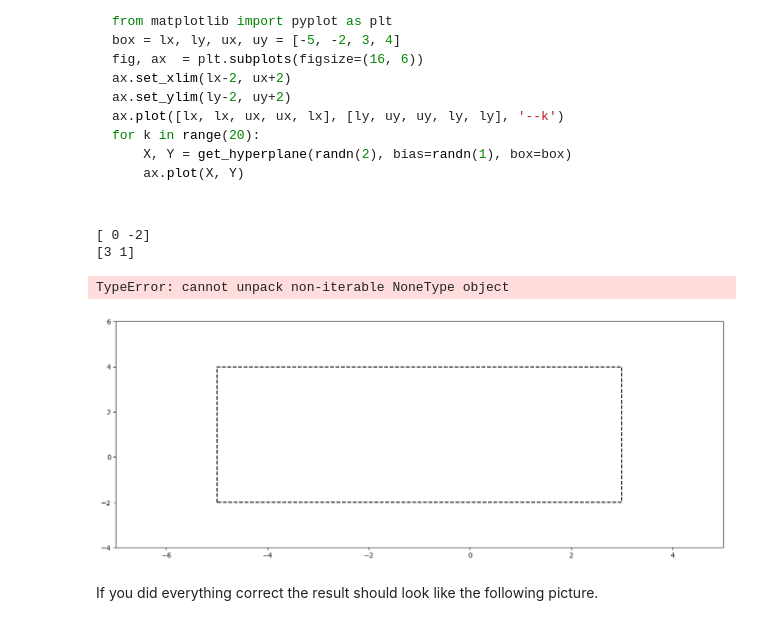
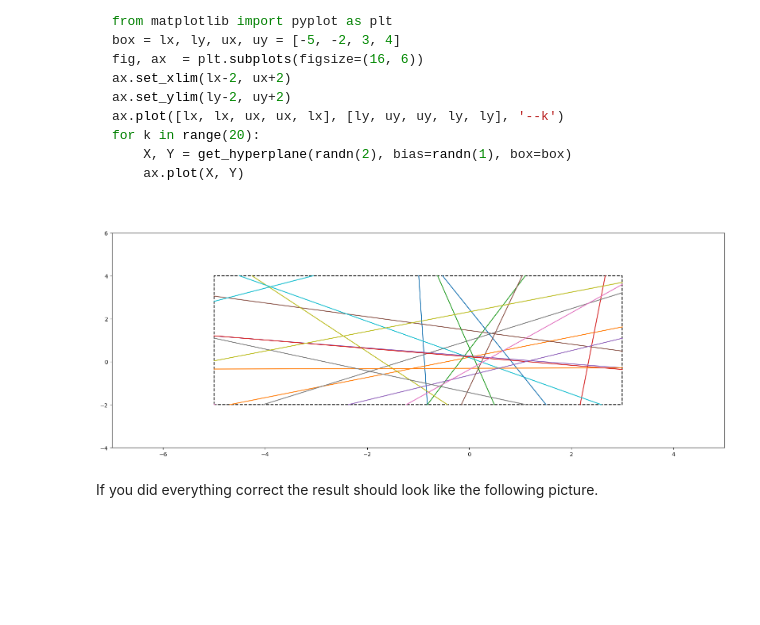
Before and after one commit to Ayukevin/Introduction-to-data-science, a Jupyter notebook: HW1/hw1_interaction_plot.ipynb, the cells around one changed output. Cells and saved outputs as stored; diff of their text form; code cells hidden in the pictures; blank space fills up the shorter version.

```diff
--- a/HW1/hw1_interaction_plot.ipynb
+++ b/HW1/hw1_interaction_plot.ipynb
@@ -29,61 +29,67 @@ ax.plot([lx, lx, ux, ux, lx], [ly, uy, uy, ly, ly], '--k')
 for k in range(20):
     X, Y = get_hyperplane(randn(2), bias=randn(1), box=box)
     ax.plot(X, Y)
-# %%
-%matplotlib inline
-import numpy as np
-from numpy.random import randn
-from matplotlib  import pyplot as plt
-# fig, ax  = plt.subplots(figsize=(16, 6))
-# ax.plot([2,5], [8,10])
-# plt.tight_layout()
-vec = [1,1]
-bias=0
-box = lx, ly, ux, uy = [-5, -2, 3, 4]
-x= np.random.randint(box[0],box[2]+1,2)
-y= np.random.randint(box[1],box[3]+1,2)
-print(x)
-
-result = np.dot(vec,[x,y]) + bias
-print(result)
-# %% [output]
-[ 0 -2]
-[3 1]
 # %%
 %matplotlib inline
 import numpy as np
 from numpy.random import randn
 from matplotlib  import pyplot as plt
 
 def get_hyperplane(vec, bias=0, box=[0,0,1,1]):
     """
     vec: either vector length 2
     Plot hyperplane in R^2, restricted to given box.
     H = {x| b0 + b1*x1 + b2*x2 = 0 }
     """
     # your code here
 
-    x1= np.random.randint(box[0],box[2]+1,(1,2))
-    x2= np.random.randint(box[1],box[3]+1,(1,2))
-    x = [x1,x2]
+    b0= bias[0]
+    b1= vec[0]
+    b2= vec[1]
 
+    def calc_intersection(x_value=None, y_value=None):
+        if x_value is not None:
+            y_value = -b1 / b2 * x_value - b0 / b2
+            return (x_value, y_value)
+        if y_value is not None:
+            x_value = -b2 / b1 * y_value - b0 / b1
+            return (x_value, y_value)
+        return None
 
+    intersections = []
+    # Check edge x = lx
+    intersections.append(calc_intersection(x_value=box[0]))
+    # Check edge x = ux
+    intersections.append(calc_intersection(x_value=box[2]))
+    # Check edge y = ly
+    intersections.append(calc_intersection(y_value=box[1]))
+    # Check edge y = uy
+    intersections.append(calc_intersection(y_value=box[3]))
 
+    valid = []
+    for point in intersections:
+        if box[0] <= point[0] <= box[2] and box[1] <= point[1] <= box[3]:
+            valid.append(point)
+
+    if len(valid) ==2:
+        valid = [(valid[0][0],valid[1][0]),(valid[0][1],valid[1][1])]
+        return valid
+    else:
+        return [0,0]
 
 # use the code below to validate your plot
 box = lx, ly, ux, uy = [-5, -2, 3, 4]
 fig, ax  = plt.subplots(figsize=(16, 6))
 ax.set_xlim(lx-2, ux+2);
 ax.set_ylim(ly-2, uy+2);
 ax.plot( [lx, lx, ux, ux, lx], [ly, uy, uy, ly, ly], '--k' )
 for k in range(20):
     X, Y = get_hyperplane(randn(2), bias=randn(1), box=box)
     ax.plot(X, Y)
 plt.tight_layout()
 plt.savefig("lines_in_box.pdf")
 # %% [output]
-TypeError: cannot unpack non-iterable NoneType object
-[figure, old version]
+[figure, new version]
 # %% [markdown]
 If you did everything correct the result should look like the following picture.
 # %%
```
